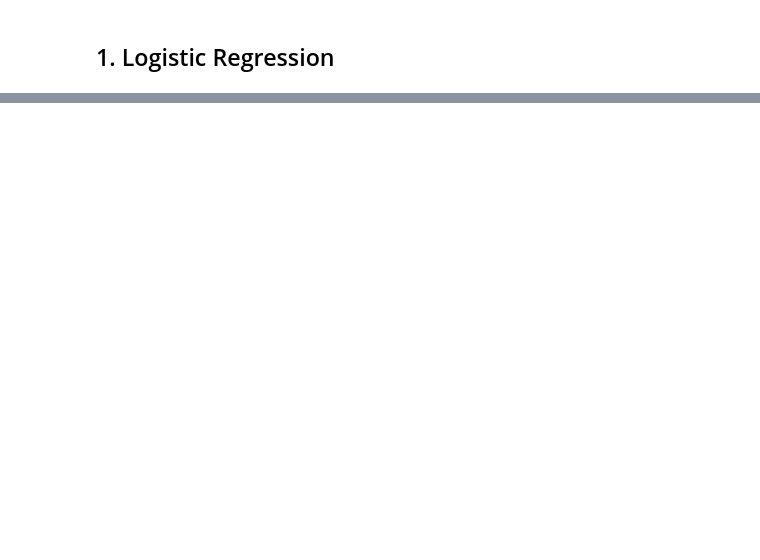
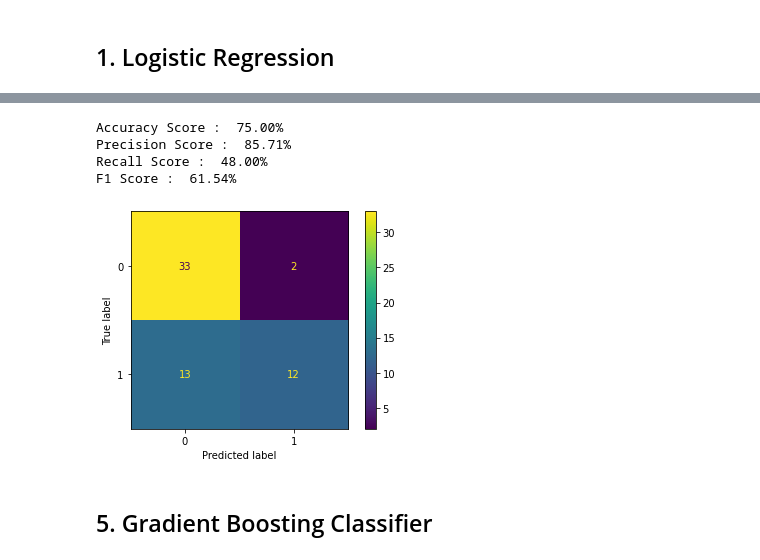
Before and after one commit to RolandSherwin/heart-failure-prediction, a Jupyter notebook: main.ipynb, the cells around one changed output, grey strips where cells are left out. Cells and saved outputs as stored; diff of their text form; code cells hidden in the pictures; blank space fills up the shorter version.

```diff
--- a/main.ipynb
+++ b/main.ipynb
@@ -200,0 +277,11 @@ F1 Score :  68.75%
+# %%
+rf = RandomForestClassifier(random_state=RANDOM_STATE)
+rf_parameters = {
+    'criterion': ['gini'],
+    'max_depth': [2,5,None],
+    'n_estimators': [100,None],
+    'max_leaf_nodes': [5,8, None]
+}
+rf_grid = GridSearchCV(rf, rf_parameters, refit=REFIT, scoring = SCORING, verbose=2, cv=CV, n_jobs=N_JOBS)
+rf_grid.fit(X_train, y_train)
+print_grid_scores(rf_grid)
@@ -200,0 +309,11 @@ F1 Score :  68.75%
+# %%
+rf_best = rf_grid.best_estimator_
+print_test_scores(rf_best)
+# %% [output]
+Accuracy Score :  75.00%
+Precision Score :  85.71%
+Recall Score :  48.00%
+F1 Score :  61.54%
+[figure, added]
+# %% [markdown]
+## 5. Gradient Boosting Classifier
```
Also changed, not shown: parts of 22 cells of this notebook.
